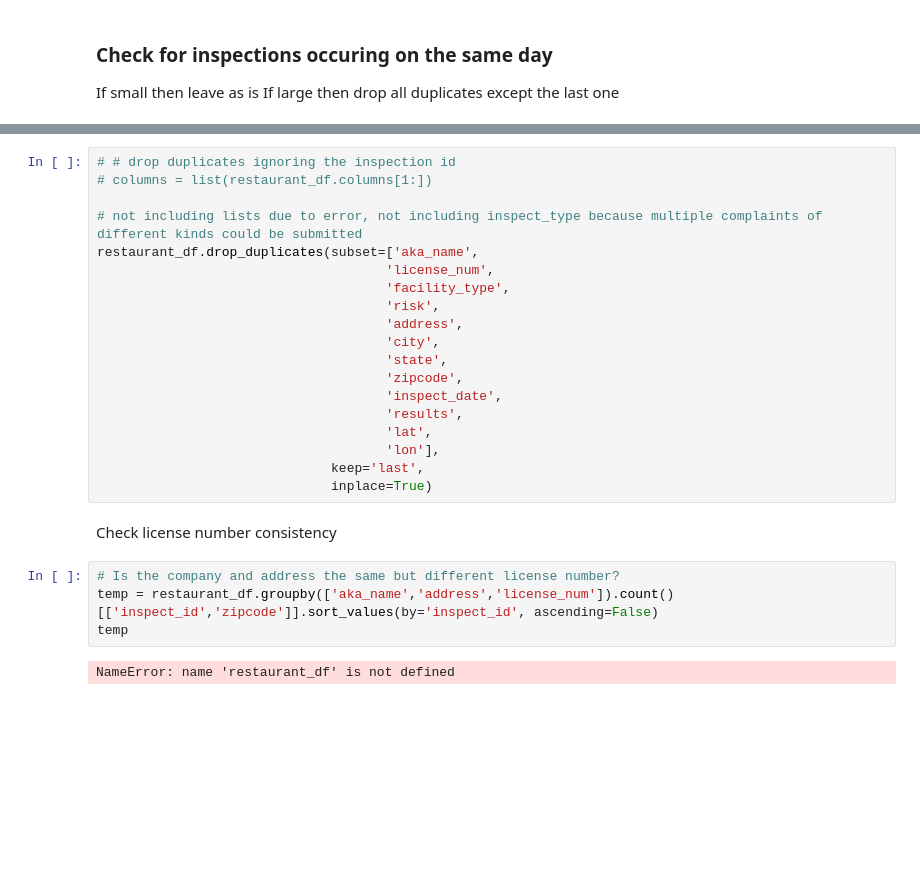
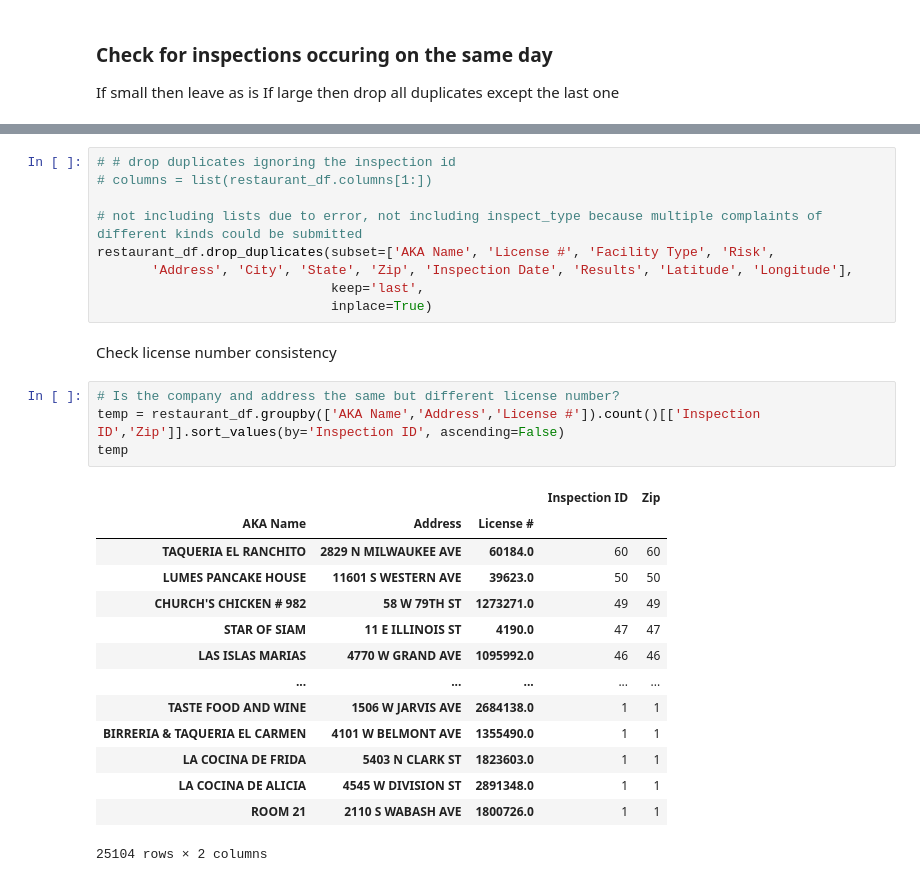
Before and after one commit to ejw-data/proj-food-inspections, a Jupyter notebook: eda_play.ipynb, the cells around one changed output, grey strips where cells are left out. Saved outputs shown, nothing was run; the diff lists cells and outputs as text; blank space fills up the shorter version.

```diff
--- a/eda_play.ipynb
+++ b/eda_play.ipynb
@@ -751,26 +733,29 @@ KeyError: 'inspect_date'
 # columns = list(restaurant_df.columns[1:])
 
 # not including lists due to error, not including inspect_type because multiple complaints of different kinds could be submitted
-restaurant_df.drop_duplicates(subset=['aka_name',
-                                     'license_num',
-                                     'facility_type',
-                                     'risk',
-                                     'address',
-                                     'city',
-                                     'state',
-                                     'zipcode',
-                                     'inspect_date',
-                                     'results',
-                                     'lat',
-                                     'lon'],
+restaurant_df.drop_duplicates(subset=['AKA Name', 'License #', 'Facility Type', 'Risk',
+       'Address', 'City', 'State', 'Zip', 'Inspection Date', 'Results', 'Latitude', 'Longitude'],
                               keep='last',
                               inplace=True)
 # %% [markdown]
 Check license number consistency
 # %%
 # Is the company and address the same but different license number?
-temp = restaurant_df.groupby(['aka_name','address','license_num']).count()[['inspect_id','zipcode']].sort_values(by='inspect_id', ascending=False)
+temp = restaurant_df.groupby(['AKA Name','Address','License #']).count()[['Inspection ID','Zip']].sort_values(by='Inspection ID', ascending=False)
 temp
 # %% [output]
+|  |  |  | Inspection ID | Zip |
+| AKA Name | Address | License # |  |  |
+| TAQUERIA EL RANCHITO | 2829 N MILWAUKEE AVE | 60184.0 | 60 | 60 |
+| LUMES PANCAKE HOUSE | 11601 S WESTERN AVE | 39623.0 | 50 | 50 |
+| CHURCH'S CHICKEN # 982 | 58 W 79TH ST | 1273271.0 | 49 | 49 |
+| STAR OF SIAM | 11 E ILLINOIS ST | 4190.0 | 47 | 47 |
+| LAS ISLAS MARIAS | 4770 W GRAND AVE | 1095992.0 | 46 | 46 |
+| ... | ... | ... | ... | ... |
+| TASTE FOOD AND WINE | 1506 W JARVIS AVE | 2684138.0 | 1 | 1 |
+| BIRRERIA & TAQUERIA EL CARMEN | 4101 W BELMONT AVE | 1355490.0 | 1 | 1 |
+| LA COCINA DE FRIDA | 5403 N CLARK ST | 1823603.0 | 1 | 1 |
+| LA COCINA DE ALICIA | 4545 W DIVISION ST | 2891348.0 | 1 | 1 |
+| ROOM 21 | 2110 S WABASH AVE | 1800726.0 | 1 | 1 |
-NameError: name 'restaurant_df' is not defined
+25104 rows × 2 columns
 # %%
```
Also changed, not shown: parts of 20 cells of this notebook.
